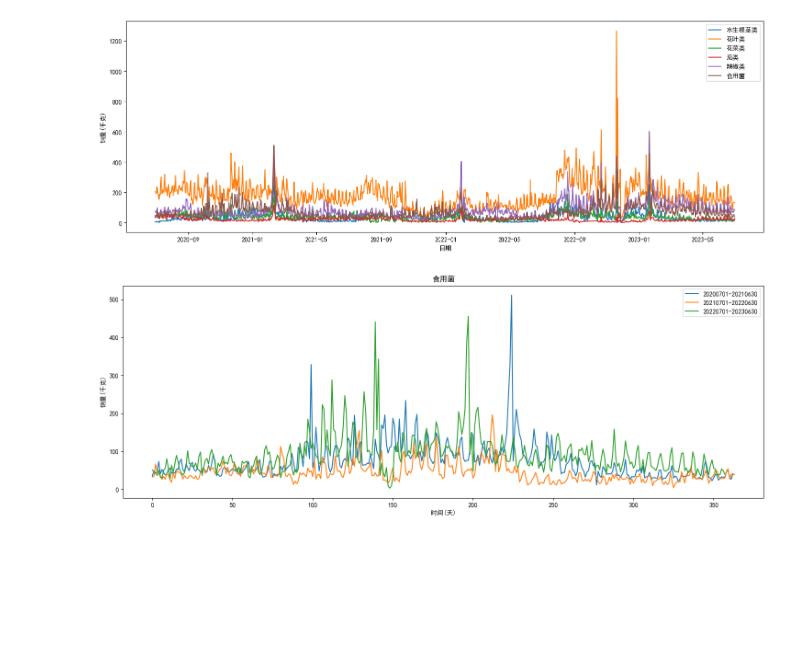
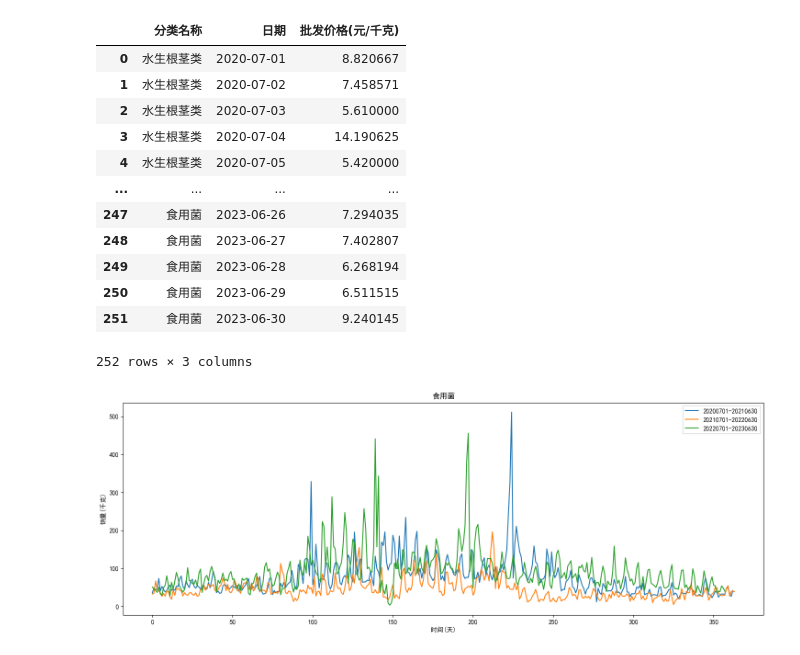
Before and after one commit to 738NGX/2023CUMCM_C, a Jupyter notebook: test.ipynb, the cells around one changed output. Saved outputs shown, nothing was run; the diff lists cells and outputs as text; code cells hidden in the pictures; blank space fills up the shorter version.

```diff
--- a/test.ipynb
+++ b/test.ipynb
@@ -78,32 +4,41 @@ display(summary)
-# %%
-import pandas as pd
-import matplotlib.pyplot as plt
-import matplotlib as mpl
-
-mpl.rcParams['font.family']='SimHei'
-plt.rcParams['axes.unicode_minus']=False
-
-# 读取csv文件并转换为DataFrame对象
-df = dataset
-# 将日期列转换为datetime类型
-df['日期'] = pd.to_datetime(df['日期'])
-
-# 按分类名称和日期对数据进行分组，并计算每个组的销售总量
-grouped = df.groupby(['分类名称', '日期'])['销量(千克)'].sum()
-
-# 将分组结果转换为DataFrame对象
-result = grouped.reset_index()
-
-# 绘制折线图
-plt.figure(figsize=(18,6))
-for name, group in result.groupby('分类名称'):
-    plt.plot(group['日期'], group['销量(千克)'], label=name)
-plt.legend()
-plt.xlabel('日期')
-plt.ylabel('销量(千克)')
-plt.show()
-# %% [output]
-[figure, removed]
+# %%
+import pandas as pd
+
+# 读取csv文件并转换为DataFrame对象
+df = dataset
+
+# 将日期列转换为datetime类型
+df['日期'] = pd.to_datetime(df['日期'])
+
+# 筛选出历史上前期和同期的数据
+mask = (((df['日期'] >= '2020-07-01') & (df['日期'] <= '2020-07-07')) |
+        ((df['日期'] >= '2021-06-24') & (df['日期'] <= '2021-07-07')) |
+        ((df['日期'] >= '2022-06-24') & (df['日期'] <= '2022-07-07')) |
+        ((df['日期'] >= '2023-06-24') & (df['日期'] <= '2023-06-30'))
+       )
+df = df.loc[mask]
+
+# 按分类名称和日期对数据进行分组，并计算每个组的批发价格平均值
+grouped = df.groupby(['分类名称', '日期'])['批发价格(元/千克)'].mean()
+
+# 将分组结果转换为DataFrame对象
+result = grouped.reset_index()
+# %%
+result
+# %% [output]
+|  | 分类名称 | 日期 | 批发价格(元/千克) |
+| 0 | 水生根茎类 | 2020-07-01 | 8.820667 |
+| 1 | 水生根茎类 | 2020-07-02 | 7.458571 |
+| 2 | 水生根茎类 | 2020-07-03 | 5.610000 |
+| 3 | 水生根茎类 | 2020-07-04 | 14.190625 |
+| 4 | 水生根茎类 | 2020-07-05 | 5.420000 |
+| ... | ... | ... | ... |
+| 247 | 食用菌 | 2023-06-26 | 7.294035 |
+| 248 | 食用菌 | 2023-06-27 | 7.402807 |
+| 249 | 食用菌 | 2023-06-28 | 6.268194 |
+| 250 | 食用菌 | 2023-06-29 | 6.511515 |
+| 251 | 食用菌 | 2023-06-30 | 9.240145 |
+252 rows × 3 columns
 # %%
 import pandas as pd
 import matplotlib.pyplot as plt
```
Also changed, not shown: parts of 3 cells of this notebook, 3 other files.
